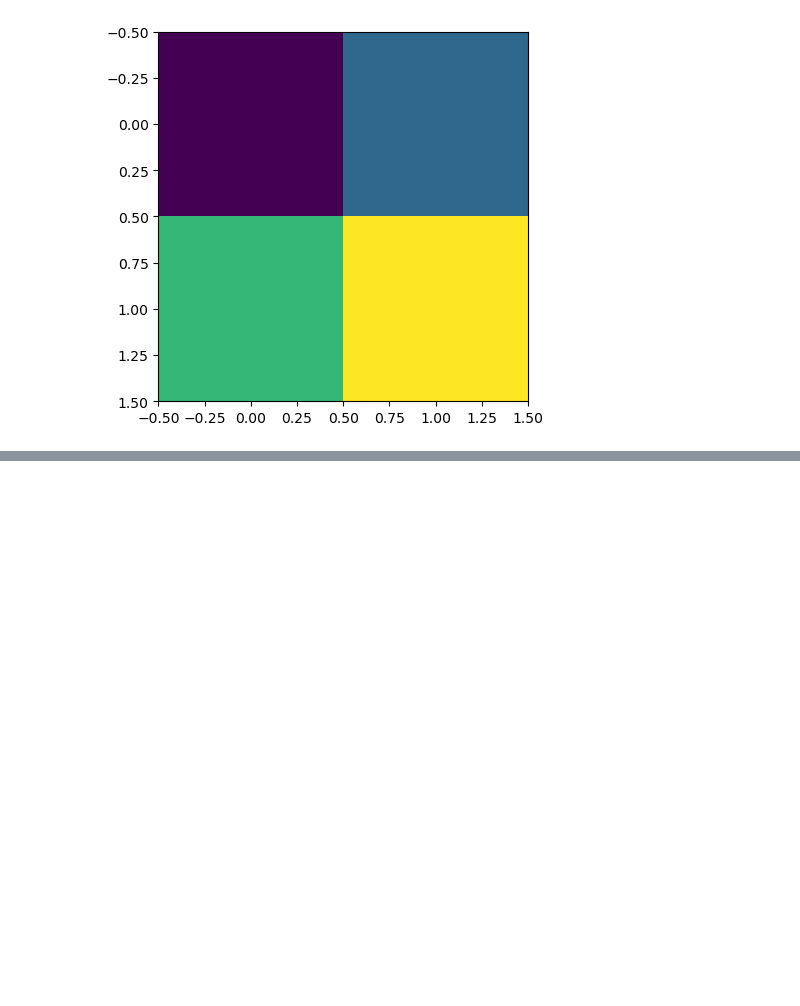
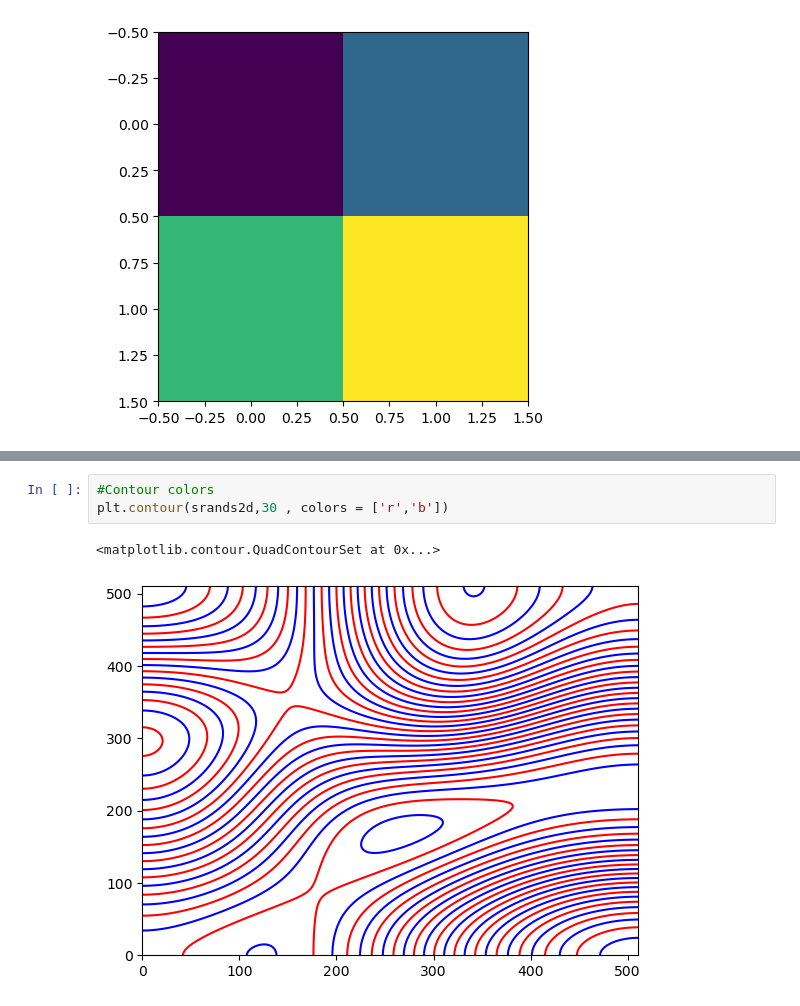
Before and after one commit to yashraj-shri17/GENERAL-STUFF, a Jupyter notebook: MatPlot-1.ipynb, the cells around one changed output, grey strips where cells are left out. Drawn from its saved outputs; the diff is of its cells as text; blank space fills up the shorter version.

```diff
--- a/MatPlot-1.ipynb
+++ b/MatPlot-1.ipynb
@@ -334,0 +337,6 @@ plt.colorbar()
+# %%
+#Contour colors
+plt.contour(srands2d,30 , colors = ['r','b'])
+# %% [output]
+<matplotlib.contour.QuadContourSet at 0x...>
+[figure, added]
```
Also changed, not shown: parts of 29 cells of this notebook.
